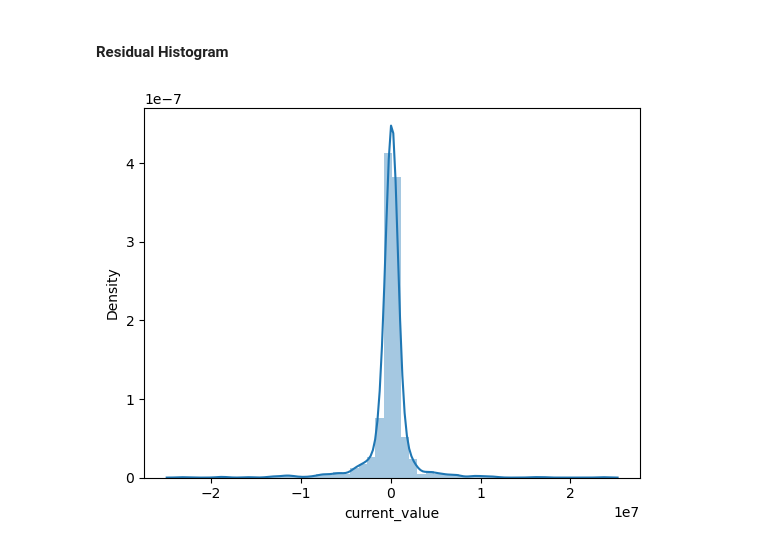
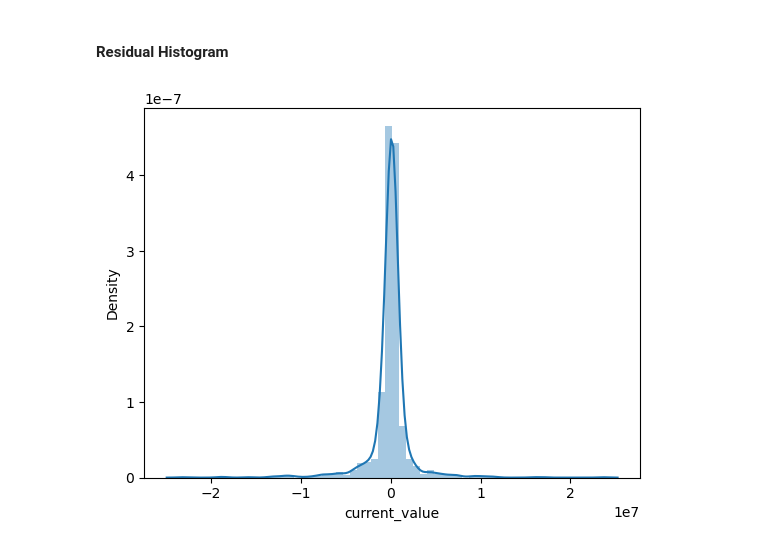
Before and after one commit to Tuwaiq-DS-ML-bootcamp-V-8/Usecase-7, a Jupyter notebook: EDA explain template.ipynb, the cells around one changed output. Drawn from its saved outputs; the diff is of its cells as text; code cells hidden in the pictures.

```diff
--- a/EDA explain template.ipynb
+++ b/EDA explain template.ipynb
@@ -653,6 +798,6 @@ plt.scatter(Real_Values,predictions);
 # %% [markdown]
 #### Residual Histogram
 # %%
-sns.distplot((y_test-predictions),bins=50); #i get normal distribution i hope its good
+sns.distplot((y_test-predictions),bins=60); #i get normal distribution i hope its good
 # %% [output]
-[figure, old version]
+[figure, new version]
```
Also changed, not shown: parts of 23 cells of this notebook.
